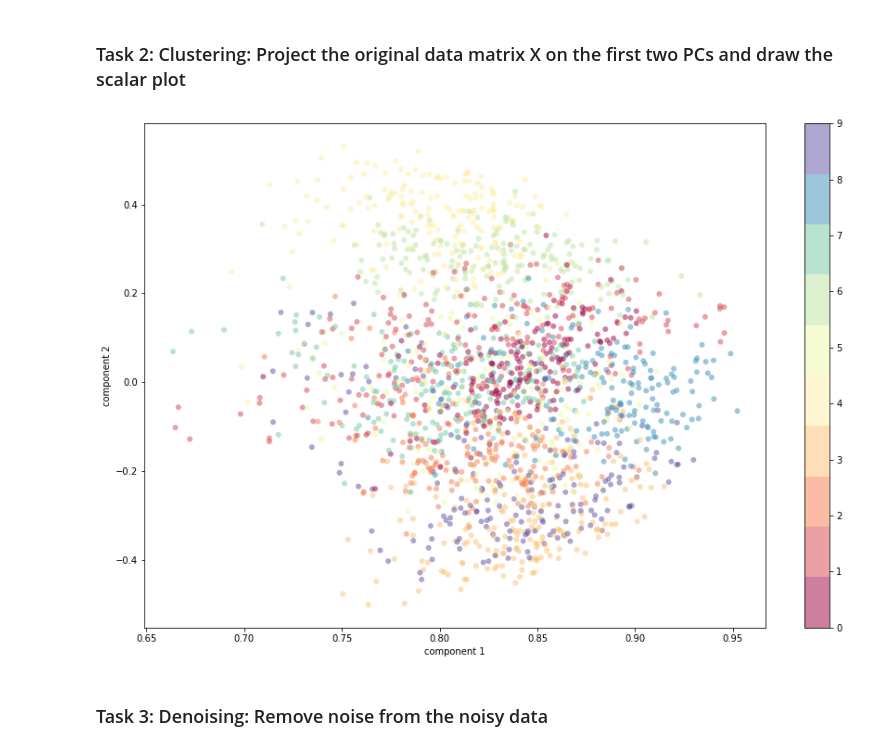
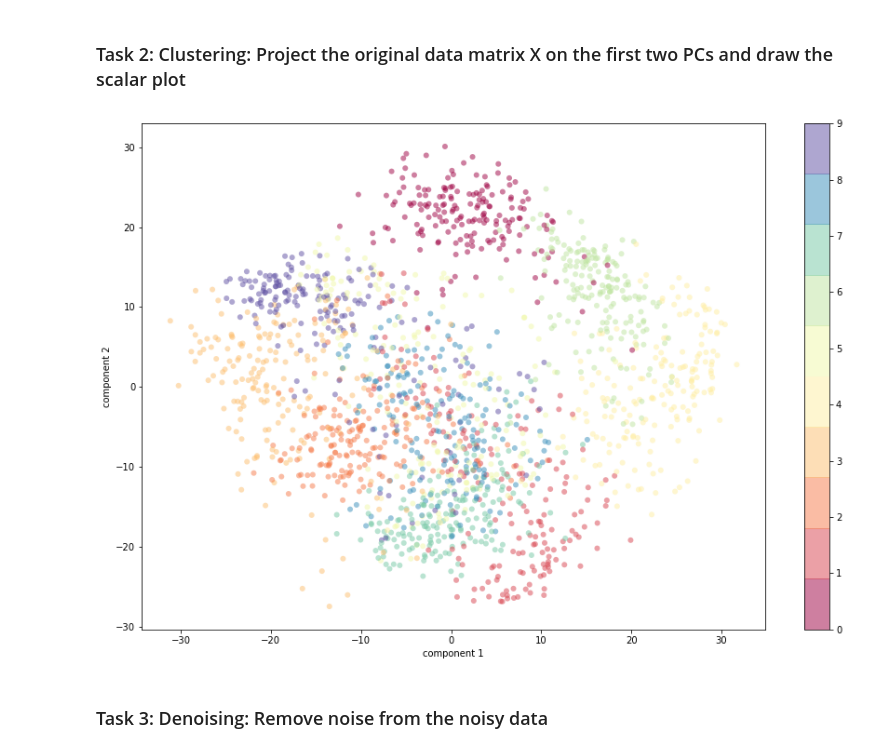
Before and after one commit to chrstrom/TTK4260, a Jupyter notebook: assignment_04_PCA_clustering.ipynb, the cells around one changed output. Drawn from its saved outputs; the diff is of its cells as text; code cells hidden in the pictures.

```diff
--- a/assignment_04_PCA_clustering.ipynb
+++ b/assignment_04_PCA_clustering.ipynb
@@ -34,6 +33,13 @@ def plot_digits(data):
 X = digits.data
 y = digits.target
 
+X_standard_m = np.zeros_like(X)
+for col in range(X_standard_m.shape[1]):
+    X_col = X[:, col]
+    X_standard_m[:, col] = (X_col - np.mean(X_col))
+
+X = X_standard_m
+
 print("Shape of X", X.shape)
 print("Shape of y", y.shape)
 # %% [output]
@@ -82,19 +88,19 @@ We can also specify the required amount of explained variance if we use e.g. skl
 ###  Task 2: Clustering: Project the original data matrix X on the first two PCs and draw the scalar plot
 # %%
 # TODO: Get the two first PCs
-t1 = T[:,0]
-t2 = T[:,1]
+t1 = -T[:,0]
+t2 = -T[:,1]
 
 plt.figure(figsize=(15, 10))
 plt.scatter(
     t1, t2, c=digits.target, edgecolor='none', alpha=0.5,
     cmap=plt.cm.get_cmap('Spectral', 10)
 )
 plt.xlabel('component 1')
 plt.ylabel('component 2')
 plt.colorbar();
 # %% [output]
-[figure, old version]
+[figure, new version]
 # %% [markdown]
 ### Task 3: Denoising: Remove noise from the noisy data
 # %%
```
Also changed, not shown: parts of 3 cells of this notebook.
